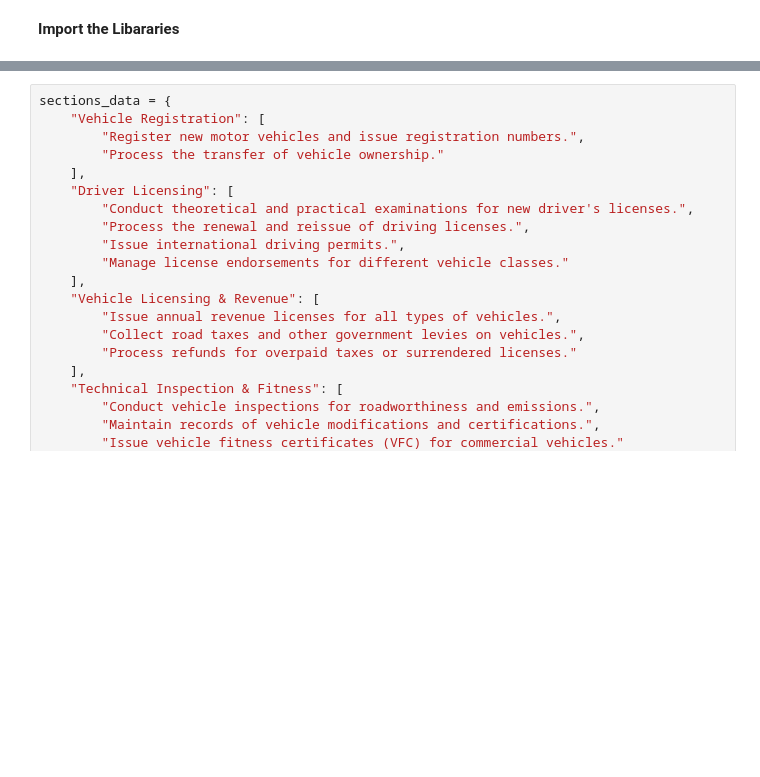
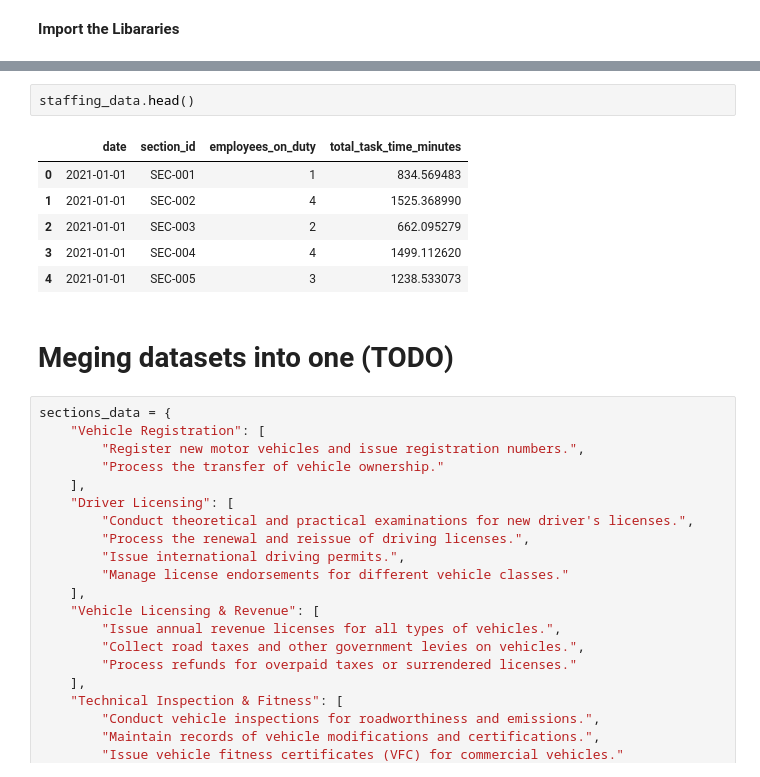
Before and after one commit to RMCV-Rajapaksha/TeamInception_Datathon, a Jupyter notebook: dataset_preparation_notebook.ipynb, the cells around one changed output, grey strips where cells are left out. Saved outputs shown, nothing was run; the diff lists cells and outputs as text; blank space fills up the shorter version.

```diff
--- a/dataset_preparation_notebook.ipynb
+++ b/dataset_preparation_notebook.ipynb
@@ -8,3 +38,14 @@ csv_file_path = 'dataset/tasks.csv'
+# %%
+staffing_data.head()
+# %% [output]
+|  | date | section_id | employees_on_duty | total_task_time_minutes |
+| 0 | 2021-01-01 | SEC-001 | 1 | 834.569483 |
+| 1 | 2021-01-01 | SEC-002 | 4 | 1525.368990 |
+| 2 | 2021-01-01 | SEC-003 | 2 | 662.095279 |
+| 3 | 2021-01-01 | SEC-004 | 4 | 1499.112620 |
+| 4 | 2021-01-01 | SEC-005 | 3 | 1238.533073 |
+# %% [markdown]
+# Meging datasets into one (TODO)
 # %%
 sections_data = {
     "Vehicle Registration": [
```
Also changed, not shown: parts of 7 cells of this notebook.
